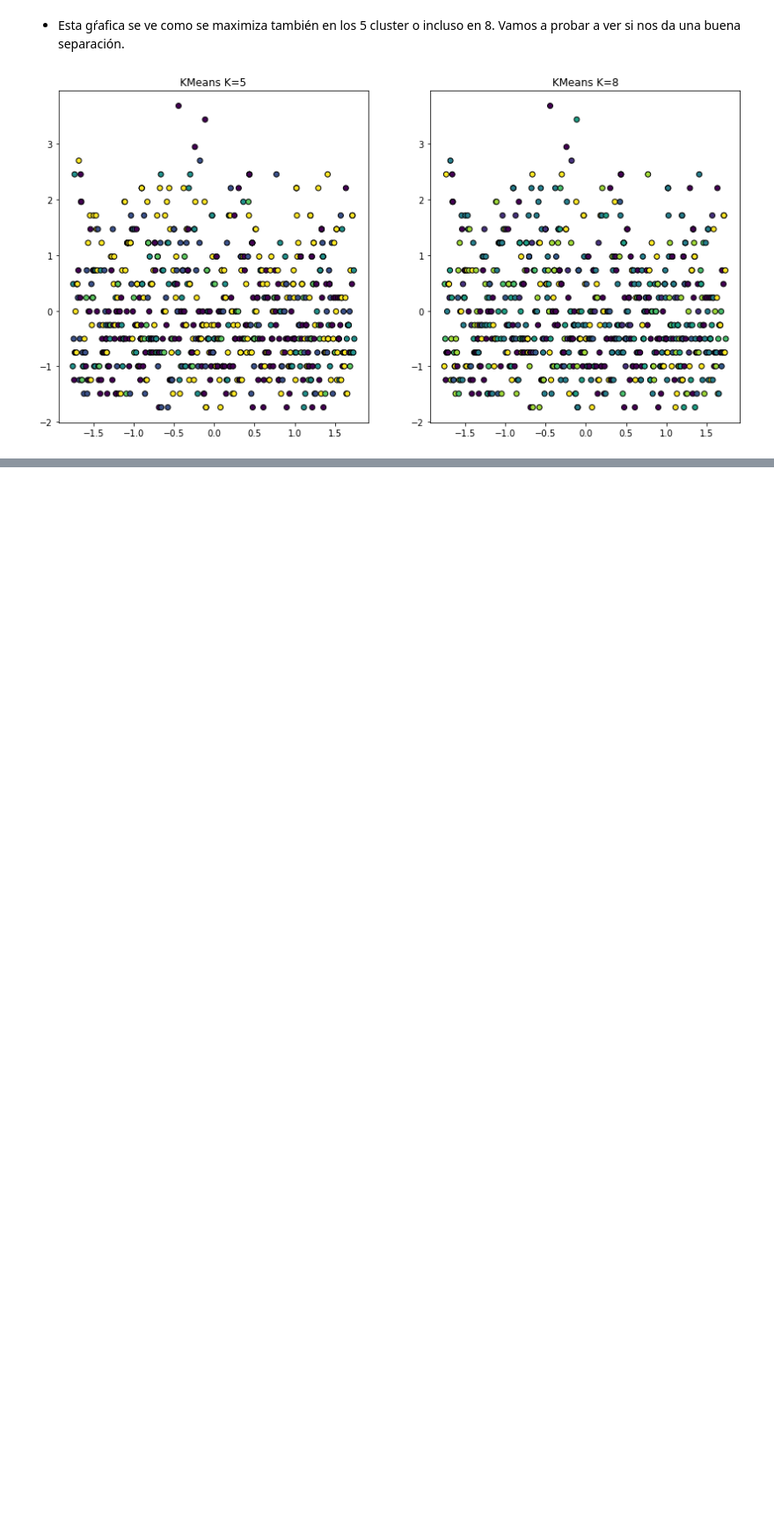
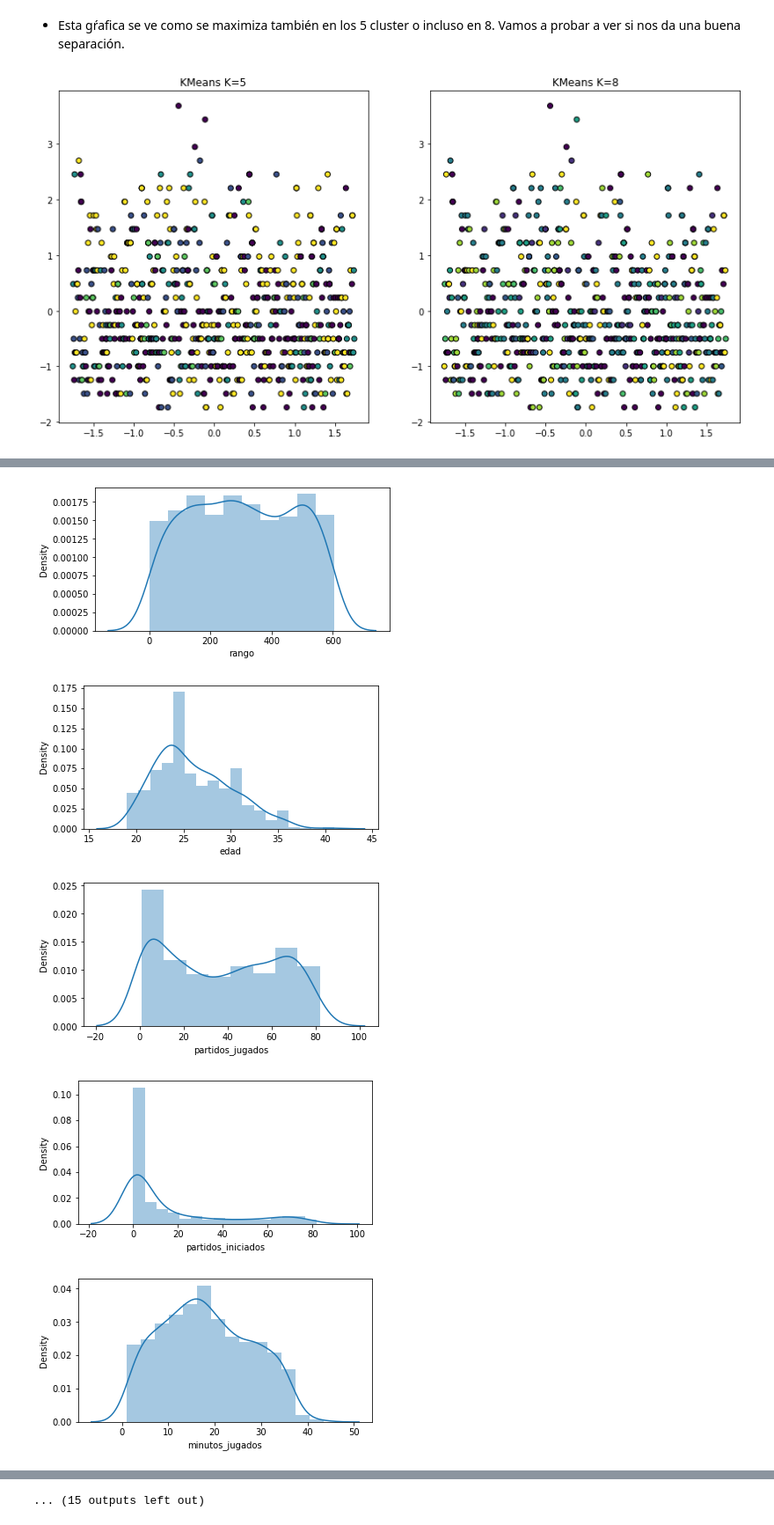
Before and after one commit to Aliciafs97/Proyecto-NBA, a Jupyter notebook: Regionales 2021-2022/EDA-NBA.ipynb, the cells around one changed output, grey strips where cells are left out. Shown at 88% size. Cells and saved outputs as stored; diff of their text form; code cells hidden in the pictures; blank space fills up the shorter version.

```diff
--- a/Regionales 2021-2022/EDA-NBA.ipynb
+++ b/Regionales 2021-2022/EDA-NBA.ipynb
@@ -715,0 +685,13 @@ ax[1].set_title('KMeans K=8');
+# %%
+#Observamos cuales de las variables numericas siguen una distribución normal(campana de Gauss) para normalizarlas o no.
+
+for i in df_nba_numericas.columns:
+    plt.figure(figsize=(6, 3))
+    sns.distplot(df_nba_numericas[i])
+    plt.show()
+# %% [output]
+[figure, added]
+[figure, added]
+[figure, added]
+[figure, added]
+[figure, added]
@@ -715,0 +705 @@ ax[1].set_title('KMeans K=8');
+... (15 outputs left out)
```
Also changed, not shown: parts of 12 cells of this notebook.
